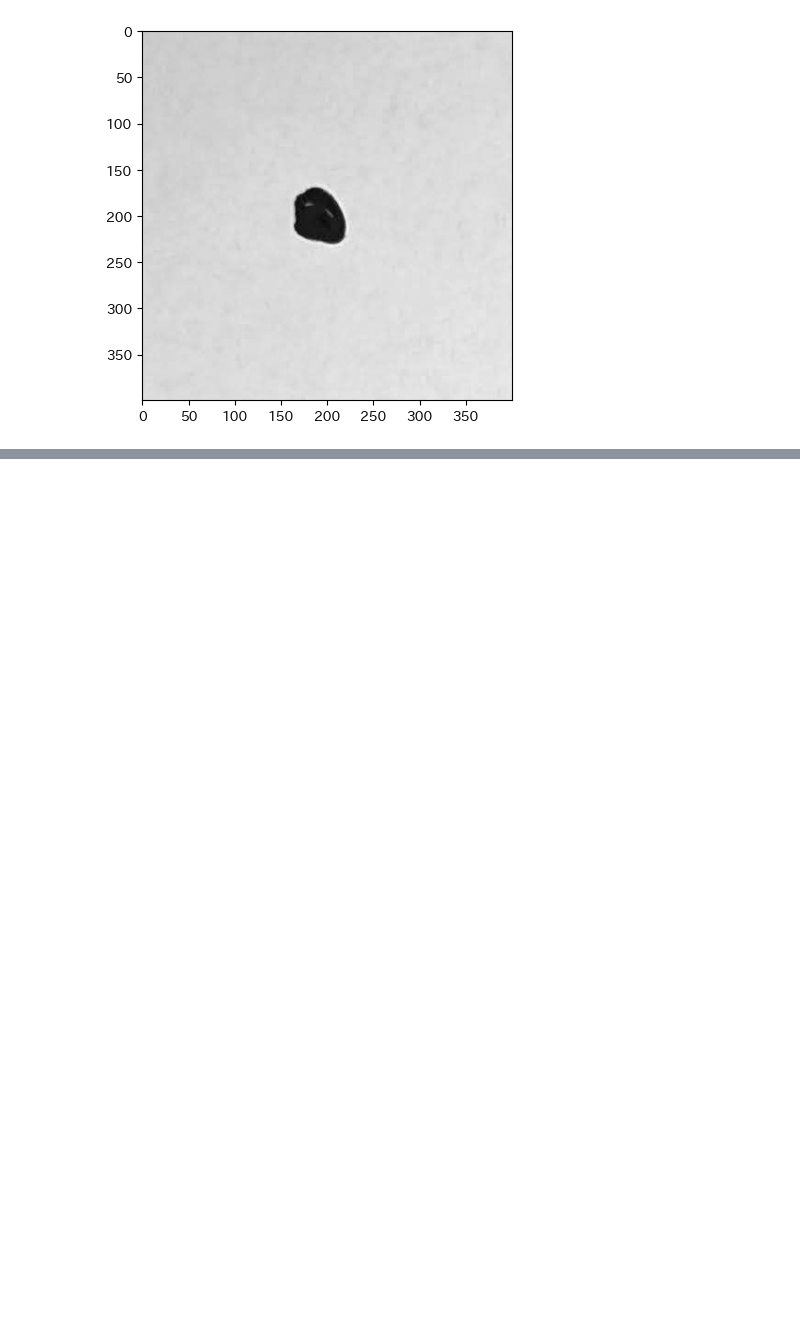
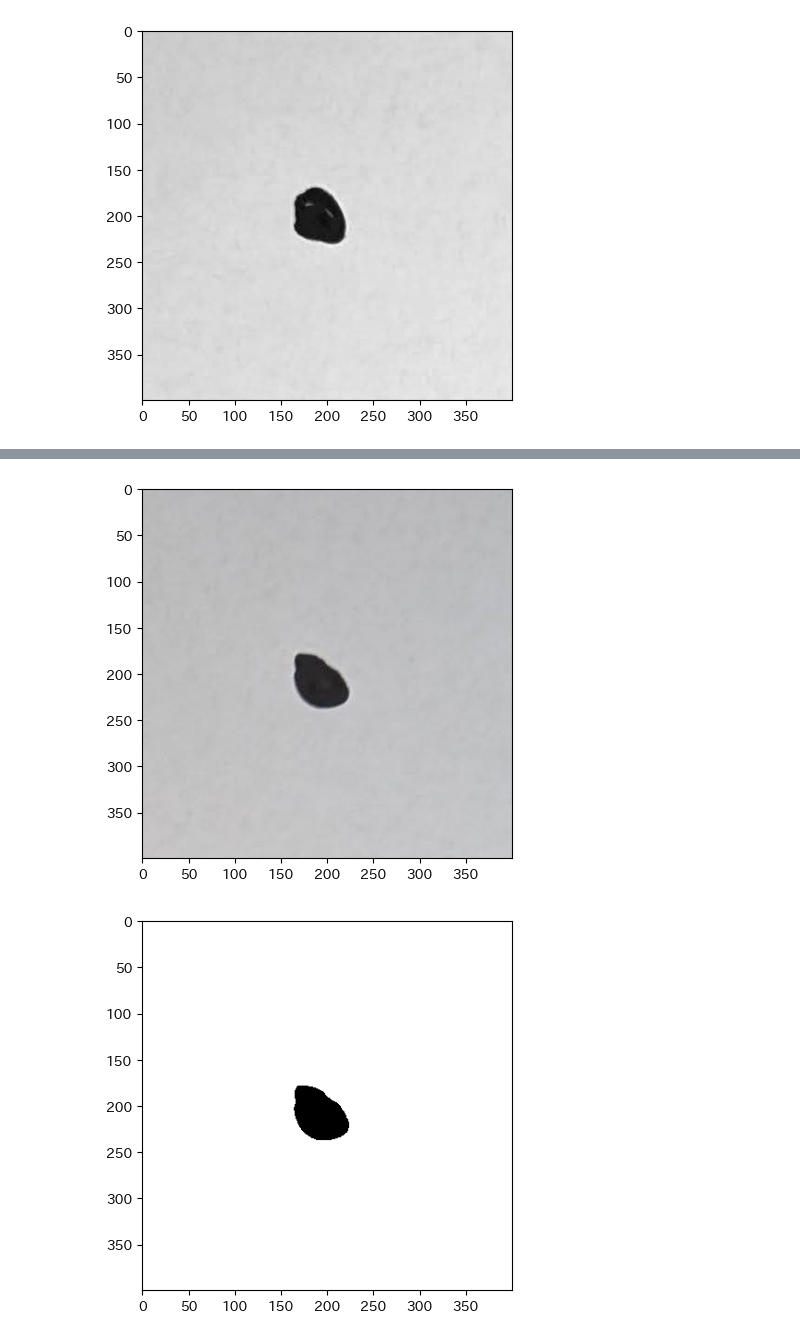
Before and after one commit to Takayoshi-Matsuyama/image_processing, a Jupyter notebook: binarization.ipynb, the cells around one changed output, grey strips where cells are left out. Drawn from its saved outputs; the diff is of its cells as text; code cells hidden in the pictures; blank space fills up the shorter version.

```diff
--- a/binarization.ipynb
+++ b/binarization.ipynb
@@ -27,0 +70,5 @@ gray_image.shape=(400, 400)
+# %%
+binarize_image('data/single_dot_image03.jpg', threshold=127)
+# %% [output]
+[figure, added]
+[figure, added]
```
Also changed, not shown: parts of 19 cells of this notebook.
